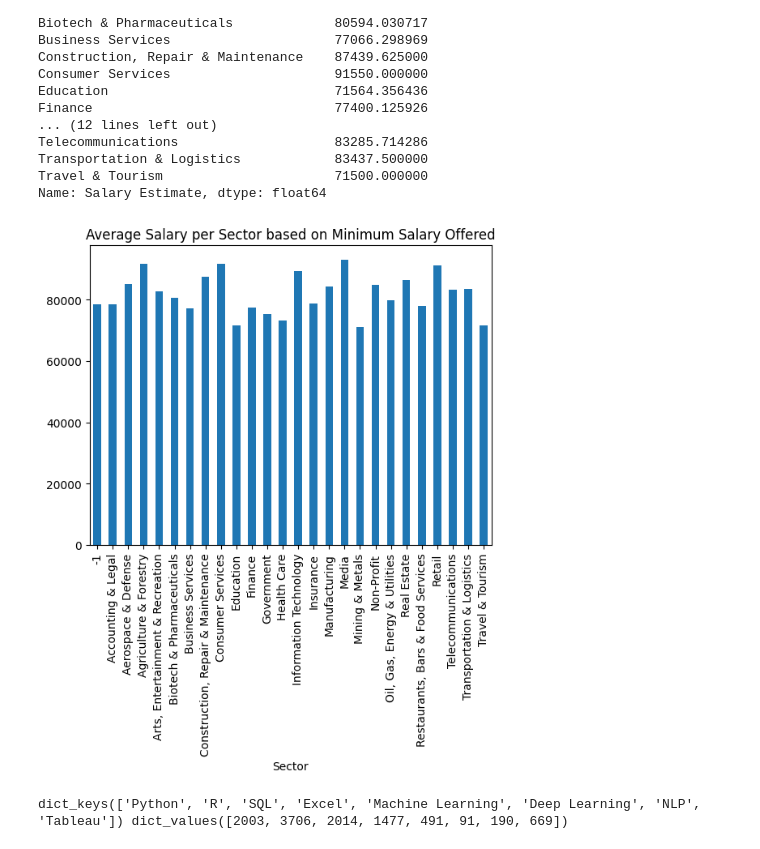
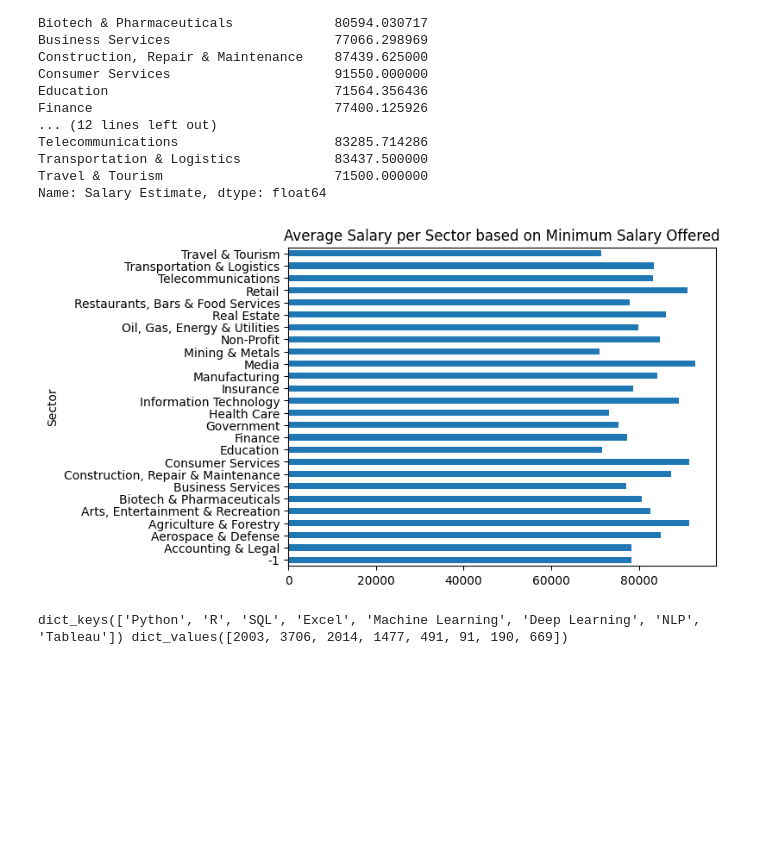
Before and after one commit to michellealzola/JUPYTER_pandas_DataScientistJobs_Dataset, a Jupyter notebook: Study_DataScientist_DataSet.ipynb, the cells around one changed output. Cells and saved outputs as stored; diff of their text form; code cells hidden in the pictures; blank space fills up the shorter version.

```diff
--- a/Study_DataScientist_DataSet.ipynb
+++ b/Study_DataScientist_DataSet.ipynb
@@ -293,11 +293,11 @@ Transportation & Logistics            83437.500000
 Travel & Tourism                      71500.000000
 Name: Salary Estimate, dtype: float64
 # %%
-df_sector_average_salary.plot(kind='bar')
+df_sector_average_salary.plot.barh()
 plt.title('Average Salary per Sector based on Minimum Salary Offered')
 plt.show()
 # %% [output]
-[figure, old version]
+[figure, new version]
 # %%
 # Problem 4: How many data scientist jobs require specific skills?
 # %%
```
